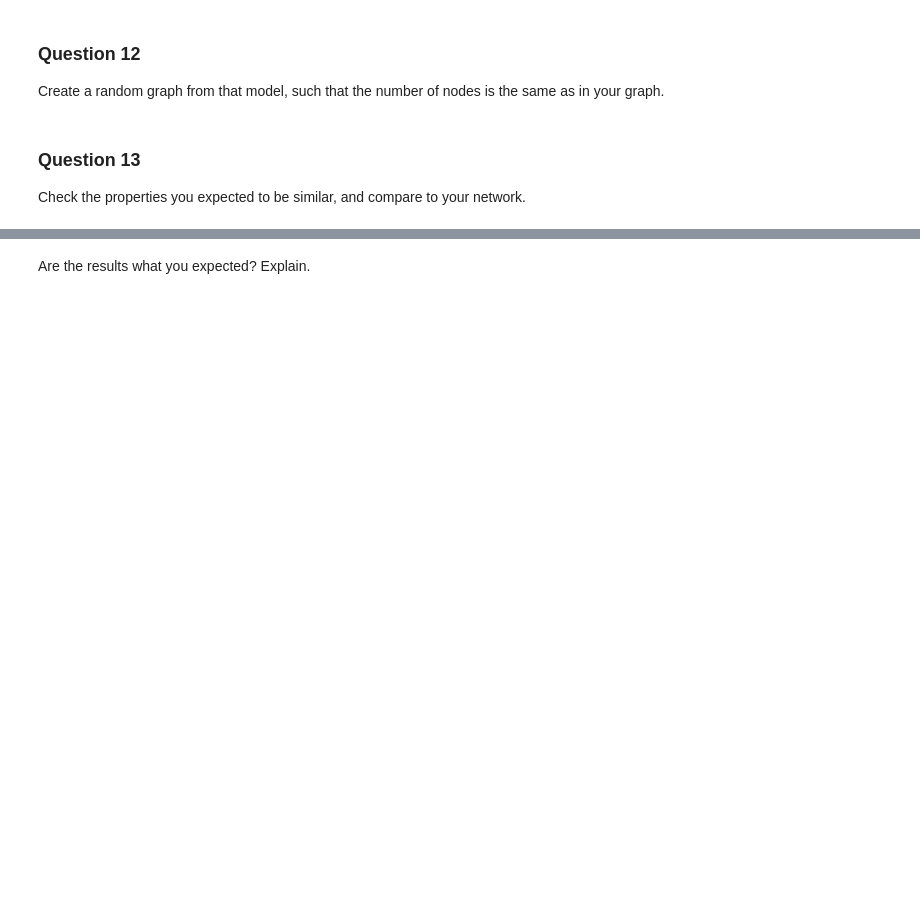
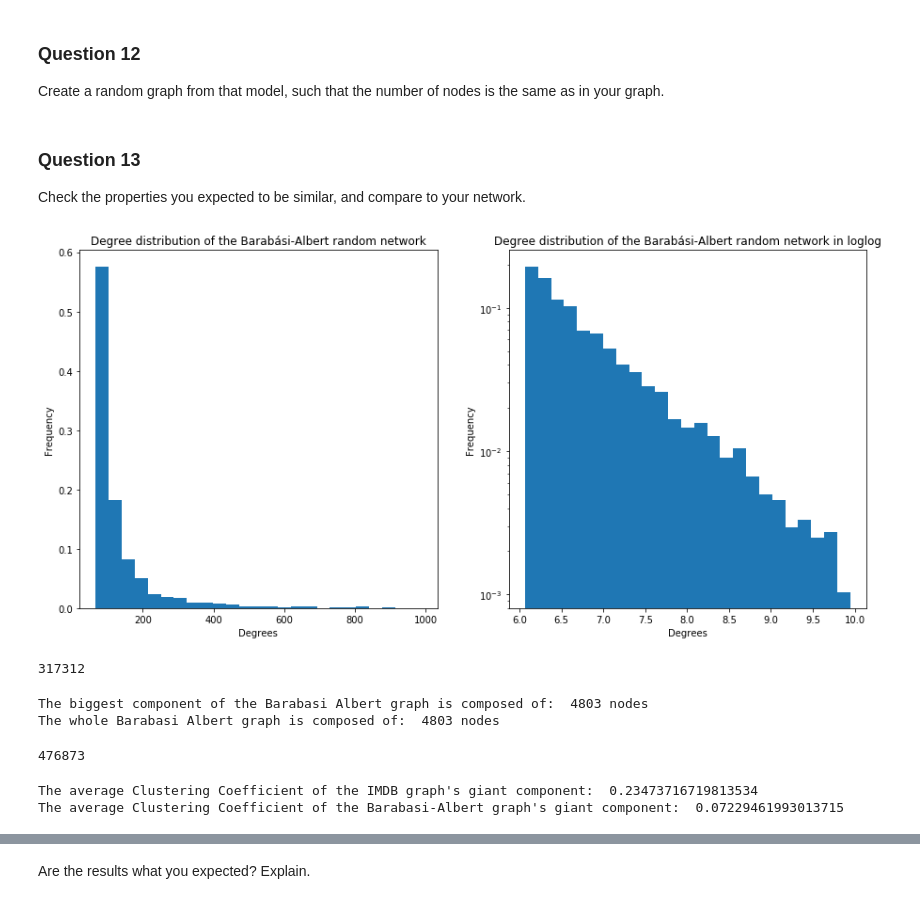
Before and after one commit to illorens/NTDS, a Jupyter notebook: 2_network_models.ipynb, the cells around one changed output, grey strips where cells are left out. Cells and saved outputs as stored; diff of their text form; code cells hidden in the pictures; blank space fills up the shorter version.

```diff
--- a/2_network_models.ipynb
+++ b/2_network_models.ipynb
@@ -418,3 +419,18 @@ Create a random graph from that model, such that the number of nodes is the same
+# %%
+# Your code here.
+import networkx as nx
+
+# Here we use netwrokx to create a Barabasi Albert graph with the same number of nodes as the IMDB
+# graph and comparable number of edges
+G_ba_gr = nx.barabasi_albert_graph(N,m,222)
+
+# We extract the adjacency matrix for later use and save ut as a numpy array
+G_ba = nx.adjacency_matrix(G_ba_gr)
+G_ba = G_ba.toarray()
+
+edges_G_ba = int(np.count_nonzero(G_ba)/2)
+
+degree_G_ba = G_ba.sum(1)
 # %% [markdown]
 ### Question 13
 
@@ -423,0 +438,65 @@ Check the properties you expected to be similar, and compare to your network.
+# %%
+# Your code here.
+plt.figure(figsize=(15,7))
+plt.subplot(121)
+weights_G_ba = np.ones_like(degree_G_ba) / float(N)
+plt.hist(degree_G_ba, weights=weights_G_ba, bins=25);
+plt.title('Degree distribution of the Barabási-Albert random network')
+plt.xlabel('Degrees');
+plt.ylabel('Frequency');
+
+plt.subplot(122)
+weights_G_ba = np.ones_like(degree_G_ba) / float(N)
+plt.hist(np.log2(degree_G_ba), weights=weights_G_ba, bins=25, log=True);
+plt.title('Degree distribution of the Barabási-Albert random network in loglog')
+plt.xlabel('Degrees');
+plt.ylabel('Frequency');
+
+plt.show()
+# %% [output]
+[figure, added]
+# %%
+# First we find the biggest subgraph from the Barabasi Albert graph
+giant_cmp_ba_gr = max(nx.connected_component_subgraphs(G_ba_gr),key=len)
+
+# Transform it into a numpy array
+giant_cmp_ba = nx.to_numpy_matrix(giant_cmp_ba_gr)
+
+# Compute the number of edges
+edges_gc_ba = int(np.count_nonzero(giant_cmp_ba)/2)
+
+# Computes the average clustering coeffcient of the Barabasi Albert graph
+avg_cc_ba = nx.average_clustering(giant_cmp_ba_gr)
+
+print(edges_gc_ba)
+# %% [output]
+317312
+# %%
+print('The biggest component of the Barabasi Albert graph is composed of: ', len(giant_cmp_ba), 'nodes')
+print('The whole Barabasi Albert graph is composed of: ', len(G_ba), 'nodes')
+# %% [output]
+The biggest component of the Barabasi Albert graph is composed of:  4803 nodes
+The whole Barabasi Albert graph is composed of:  4803 nodes
+# %%
+# Create a graph from the adjacency matrix of the IMDB dataset
+adj_gr = nx.from_numpy_matrix(adjacency)
+
+# Find its biggest component
+giant_cmp_gr = max(nx.connected_component_subgraphs(adj_gr),key=len)
+giant_cmp = nx.to_numpy_matrix(giant_cmp_gr)
+
+# Computes number of edges of the giant component
+edges_gc = int(np.count_nonzero(giant_cmp)/2)
+
+# Computes the average clustering coeffcient of the IMDB graph
+avg_cc = nx.average_clustering(giant_cmp_gr)
+
+print(edges_gc)
+# %% [output]
+476873
+# %%
+print("The average Clustering Coefficient of the IMDB graph's giant component: ", avg_cc)
+print("The average Clustering Coefficient of the Barabasi-Albert graph's giant component: ", avg_cc_ba)
+# %% [output]
+The average Clustering Coefficient of the IMDB graph's giant component:  0.23473716719813534
+The average Clustering Coefficient of the Barabasi-Albert graph's giant component:  0.07229461993013715
```
Also changed, not shown: parts of 23 cells of this notebook.
